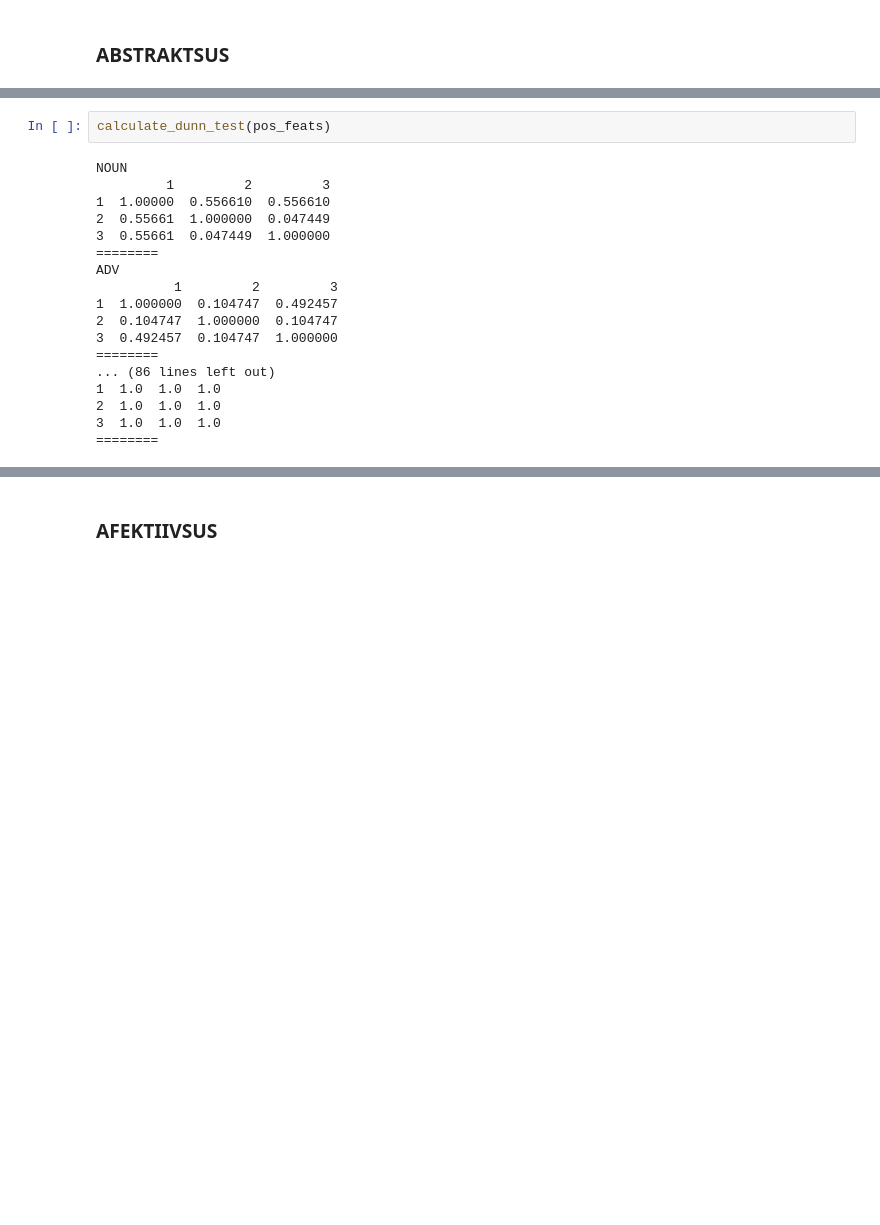
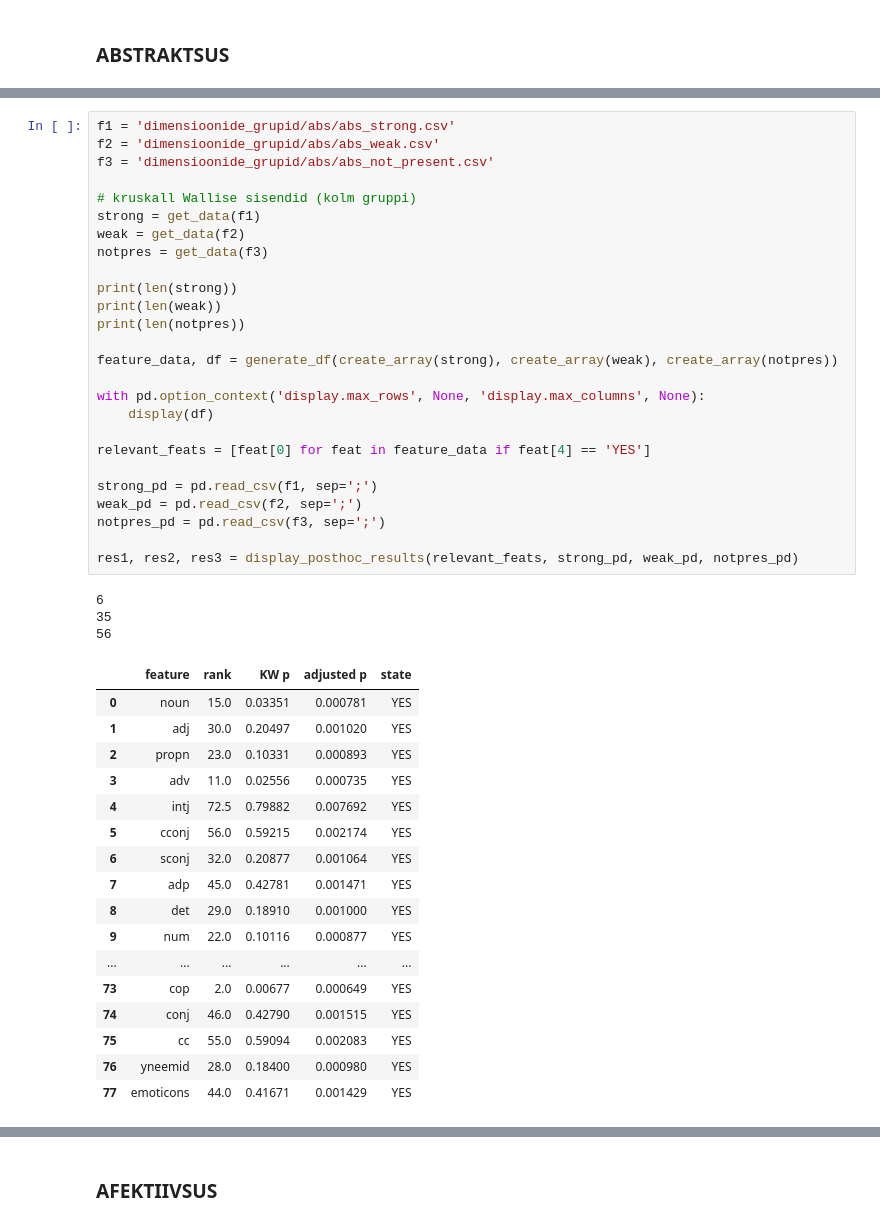
Before and after one commit to kristiinavaik/limesurvey_data, a Jupyter notebook: eesti_analyys/get_statistics.ipynb, the cells around one changed output, grey strips where cells are left out. Cells and saved outputs as stored; diff of their text form; blank space fills up the shorter version.

Commit message:
add dunn posthoc test results

```diff
--- a/eesti_analyys/get_statistics.ipynb
+++ b/eesti_analyys/get_statistics.ipynb
@@ -168,20 +188,47 @@ pos_feats = per_dimension(strong_array, weak_array, notpres_array, a)
-# %%
-calculate_dunn_test(pos_feats)
-# %% [output]
-NOUN
-         1         2         3
-1  1.00000  0.556610  0.556610
-2  0.55661  1.000000  0.047449
-3  0.55661  0.047449  1.000000
-========
-ADV
-          1         2         3
-1  1.000000  0.104747  0.492457
-2  0.104747  1.000000  0.104747
-3  0.492457  0.104747  1.000000
-========
-... (86 lines left out)
-1  1.0  1.0  1.0
-2  1.0  1.0  1.0
-3  1.0  1.0  1.0
-========
+# %%
+f1 = 'dimensioonide_grupid/abs/abs_strong.csv'
+f2 = 'dimensioonide_grupid/abs/abs_weak.csv'
+f3 = 'dimensioonide_grupid/abs/abs_not_present.csv'
+
+# kruskall Wallise sisendid (kolm gruppi)
+strong = get_data(f1)
+weak = get_data(f2)
+notpres = get_data(f3)
+
+print(len(strong))
+print(len(weak))
+print(len(notpres))
+
+feature_data, df = generate_df(create_array(strong), create_array(weak), create_array(notpres))
+
+with pd.option_context('display.max_rows', None, 'display.max_columns', None):
+    display(df)
+
+relevant_feats = [feat[0] for feat in feature_data if feat[4] == 'YES']
+
+strong_pd = pd.read_csv(f1, sep=';')
+weak_pd = pd.read_csv(f2, sep=';')
+notpres_pd = pd.read_csv(f3, sep=';')
+
+res1, res2, res3 = display_posthoc_results(relevant_feats, strong_pd, weak_pd, notpres_pd)
+# %% [output]
+6
+35
+56
+|  | feature | rank | KW p | adjusted p | state |
+| 0 | noun | 15.0 | 0.03351 | 0.000781 | YES |
+| 1 | adj | 30.0 | 0.20497 | 0.001020 | YES |
+| 2 | propn | 23.0 | 0.10331 | 0.000893 | YES |
+| 3 | adv | 11.0 | 0.02556 | 0.000735 | YES |
+| 4 | intj | 72.5 | 0.79882 | 0.007692 | YES |
+| 5 | cconj | 56.0 | 0.59215 | 0.002174 | YES |
+| 6 | sconj | 32.0 | 0.20877 | 0.001064 | YES |
+| 7 | adp | 45.0 | 0.42781 | 0.001471 | YES |
+| 8 | det | 29.0 | 0.18910 | 0.001000 | YES |
+| 9 | num | 22.0 | 0.10116 | 0.000877 | YES |
+| ... | ... | ... | ... | ... | ... |
+| 73 | cop | 2.0 | 0.00677 | 0.000649 | YES |
+| 74 | conj | 46.0 | 0.42790 | 0.001515 | YES |
+| 75 | cc | 55.0 | 0.59094 | 0.002083 | YES |
+| 76 | yneemid | 28.0 | 0.18400 | 0.000980 | YES |
+| 77 | emoticons | 44.0 | 0.41671 | 0.001429 | YES |
```
Also changed, not shown: parts of 67 cells of this notebook.
